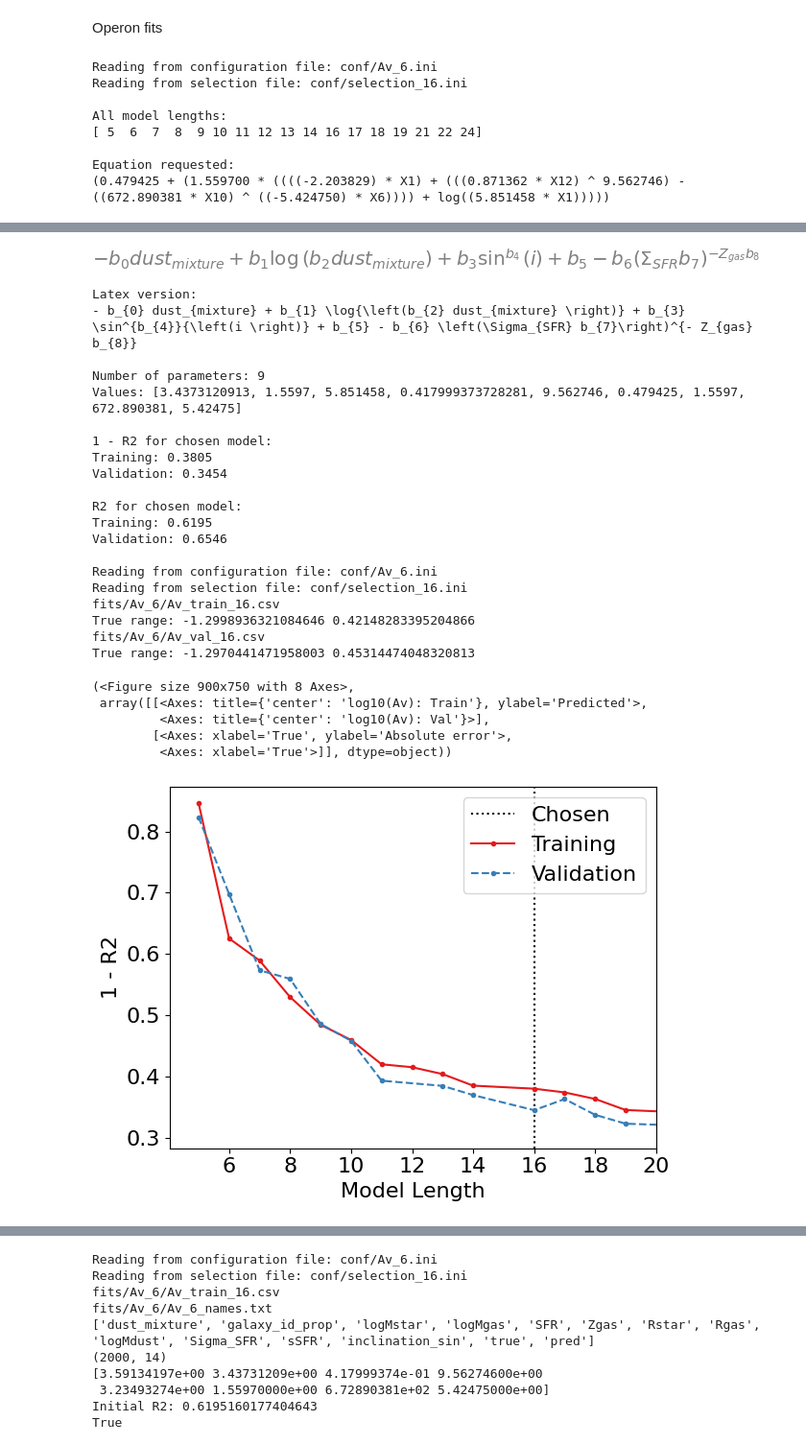
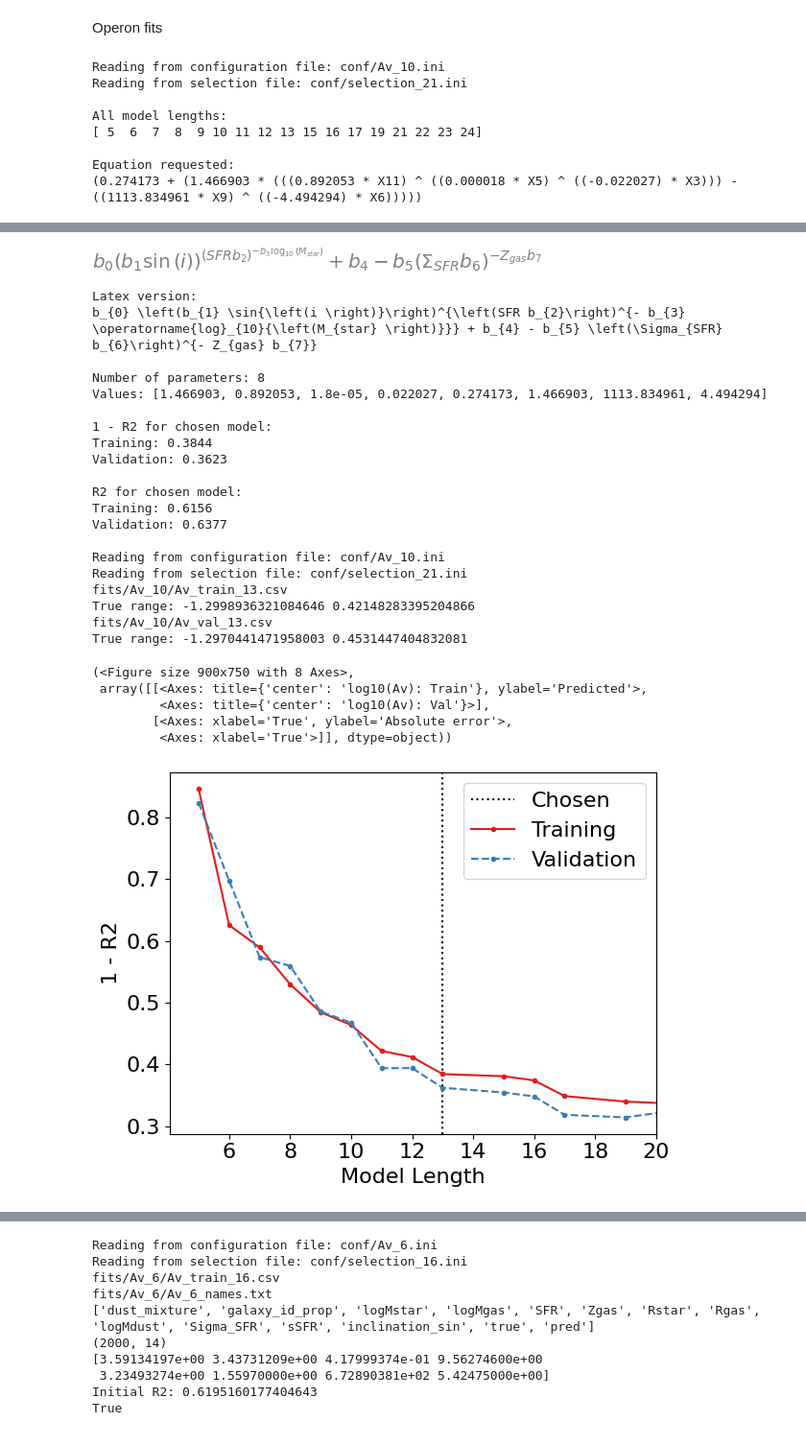
Before and after one commit to maho3/iob-attenuation, a Jupyter notebook: gal_props/gal_prop_results.ipynb, the cells around one changed output, grey strips where cells are left out. Shown at 96% size. Drawn from its saved outputs; the diff is of its cells as text; code cells hidden in the pictures.

```diff
--- a/gal_props/gal_prop_results.ipynb
+++ b/gal_props/gal_prop_results.ipynb
@@ -113,7 +113,14 @@ ini_file = 'conf/Av_5.ini'; ilen = 15
 # and depend on dust mixture parameters
 
 ini_file = 'conf/Av_6.ini'; ilen = 16
-# ini_file = 'conf/Av_7.ini'; ilen = 19
+ini_file = 'conf/Av_7.ini'; ilen = 17
+ini_file = 'conf/Av_8.ini'; ilen = 18
+# ini_file = 'conf/Av_9.ini'; ilen = 18
+
+# --------------------------------------------------------
+# Now also don't have Mdust
+ini_file = 'conf/Av_10.ini'; ilen = 13
+# ini_file = 'conf/Av_11.ini'; ilen = 13
 
 # Av_4; ilen=13
 # Training: 0.6128
@@ -136,11 +143,11 @@ ini_file = 'conf/Av_6.ini'; ilen = 16
 processing_fun.plot_pareto(ini_file, ilen=ilen, yvar='R2', yscale='linear', loss_max=1.0)
 processing_fun.prediction_plots(ini_file, ilen=ilen, frac_error=False)
 # %% [output]
-Reading from configuration file: conf/Av_6.ini
-Reading from selection file: conf/selection_16.ini
+Reading from configuration file: conf/Av_10.ini
+Reading from selection file: conf/selection_21.ini
 
 All model lengths:
-[ 5  6  7  8  9 10 11 12 13 14 16 17 18 19 21 22 24]
+[ 5  6  7  8  9 10 11 12 13 15 16 17 19 21 22 23 24]
 
 Equation requested:
-(0.479425 + (1.559700 * ((((-2.203829) * X1) + (((0.871362 * X12) ^ 9.562746) - ((672.890381 * X10) ^ ((-5.424750) * X6)))) + log((5.851458 * X1)))))
+(0.274173 + (1.466903 * (((0.892053 * X11) ^ ((0.000018 * X5) ^ ((-0.022027) * X3))) - ((1113.834961 * X9) ^ ((-4.494294) * X6)))))
@@ -148,28 +154,28 @@ Warning: dust_mixture not in param_dict, using original name
 Warning: galaxy_id_prop not in param_dict, using original name
-[figure, old version]
+[figure, new version]
 Latex version:
-- b_{0} dust_{mixture} + b_{1} \log{\left(b_{2} dust_{mixture} \right)} + b_{3} \sin^{b_{4}}{\left(i \right)} + b_{5} - b_{6} \left(\Sigma_{SFR} b_{7}\right)^{- Z_{gas} b_{8}}
+b_{0} \left(b_{1} \sin{\left(i \right)}\right)^{\left(SFR b_{2}\right)^{- b_{3} \operatorname{log}_{10}{\left(M_{star} \right)}}} + b_{4} - b_{5} \left(\Sigma_{SFR} b_{6}\right)^{- Z_{gas} b_{7}}
 
-Number of parameters: 9
-Values: [3.4373120913, 1.5597, 5.851458, 0.417999373728281, 9.562746, 0.479425, 1.5597, 672.890381, 5.42475]
+Number of parameters: 8
+Values: [1.466903, 0.892053, 1.8e-05, 0.022027, 0.274173, 1.466903, 1113.834961, 4.494294]
 
 1 - R2 for chosen model:
-Training: 0.3805
-Validation: 0.3454
+Training: 0.3844
+Validation: 0.3623
 
 R2 for chosen model:
-Training: 0.6195
-Validation: 0.6546
+Training: 0.6156
+Validation: 0.6377
 
-Reading from configuration file: conf/Av_6.ini
-Reading from selection file: conf/selection_16.ini
-fits/Av_6/Av_train_16.csv
+Reading from configuration file: conf/Av_10.ini
+Reading from selection file: conf/selection_21.ini
+fits/Av_10/Av_train_13.csv
 True range: -1.2998936321084646 0.42148283395204866
-fits/Av_6/Av_val_16.csv
-True range: -1.2970441471958003 0.45314474048320813
+fits/Av_10/Av_val_13.csv
+True range: -1.2970441471958003 0.4531447404832081
 (<Figure size 900x750 with 8 Axes>,
  array([[<Axes: title={'center': 'log10(Av): Train'}, ylabel='Predicted'>,
          <Axes: title={'center': 'log10(Av): Val'}>],
         [<Axes: xlabel='True', ylabel='Absolute error'>,
          <Axes: xlabel='True'>]], dtype=object))
-[figure, old version]
+[figure, new version]
```
Also changed, not shown: parts of 12 cells of this notebook, 20 other files.
